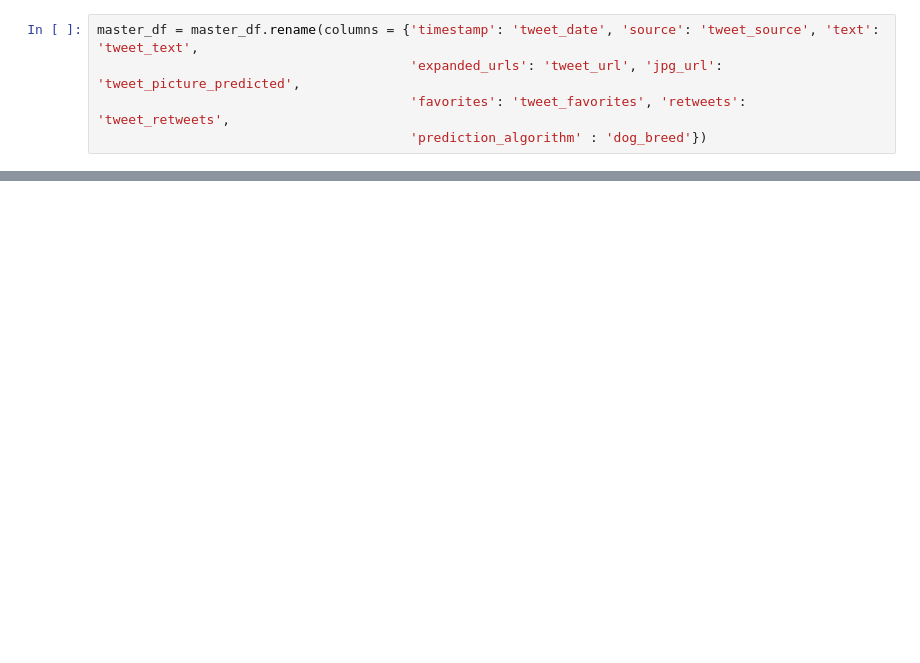
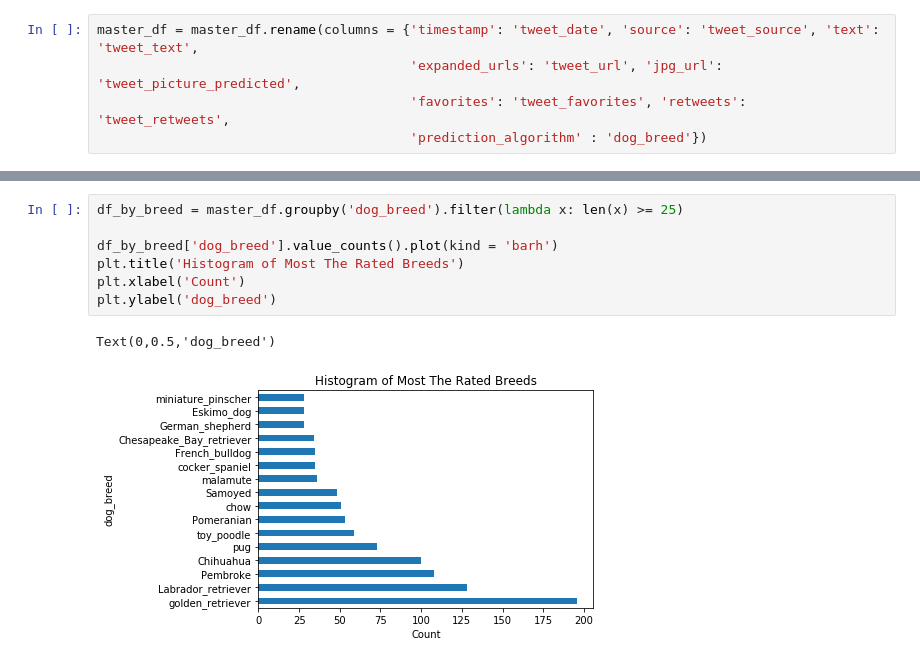
Before and after one commit to gurbani21/Data_Wrangling_TwitterData, a Jupyter notebook: wrangle_act.ipynb, the cells around one changed output, grey strips where cells are left out. Saved outputs shown, nothing was run; the diff lists cells and outputs as text; blank space fills up the shorter version.

```diff
--- a/wrangle_act.ipynb
+++ b/wrangle_act.ipynb
@@ -780,0 +929,10 @@ Name: name, Length: 935, dtype: int64
+# %%
+df_by_breed = master_df.groupby('dog_breed').filter(lambda x: len(x) >= 25)
+
+df_by_breed['dog_breed'].value_counts().plot(kind = 'barh')
+plt.title('Histogram of Most The Rated Breeds')
+plt.xlabel('Count')
+plt.ylabel('dog_breed')
+# %% [output]
+Text(0,0.5,'dog_breed')
+[figure, added]
```
Also changed, not shown: parts of 58 cells of this notebook.
